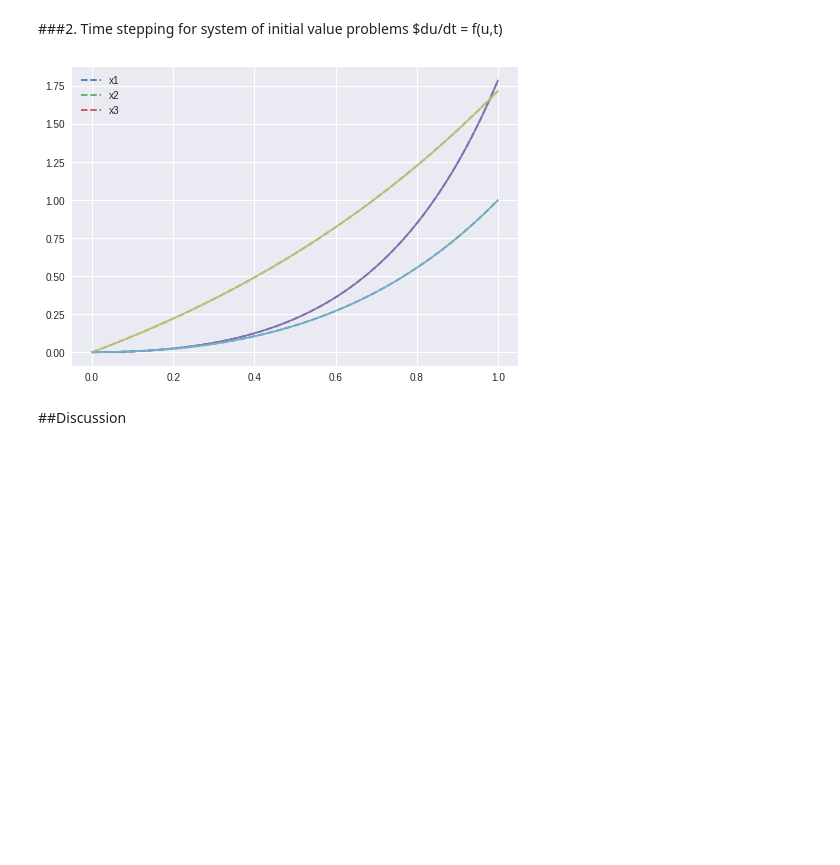
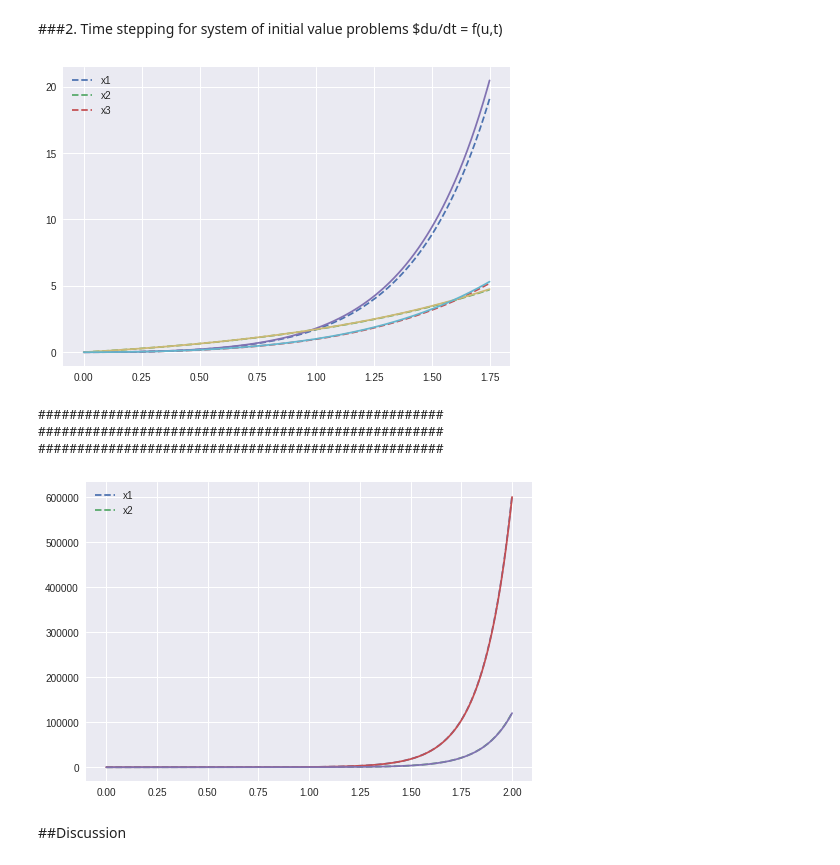
Before and after one commit to johanhoffman/DD2363-VT19, a Jupyter notebook: Lab-5/bozzato_lab5.ipynb, the cells around one changed output. Saved outputs shown, nothing was run; the diff lists cells and outputs as text; code cells hidden in the pictures; blank space fills up the shorter version.

```diff
--- a/Lab-5/bozzato_lab5.ipynb
+++ b/Lab-5/bozzato_lab5.ipynb
@@ -356,6 +356,8 @@ plt.show()
 # %% [markdown]
 ###2. Time stepping for system of initial value problems $du/dt = f(u,t)
 # %%
+#https://math.mit.edu/~jorloff/suppnotes/suppnotes03/1803SupplementaryNotes_full.pdf
+
 def systemOdeFun(varVect,t):
   x1= varVect[0]
   x2= varVect[1]
@@ -366,35 +368,77 @@ def systemOdeFun(varVect,t):
 
   vect= np.array( [[fun1],
                    [fun2],
                    [fun3]] )
 
   return vect
 
 def systemFun(t):
   x1= (1/9)*np.e**(3*t) - (1/3)*t - (1/9)
   x2= np.e**t - 1
   x3= (t-1)*np.e**t + 1
 
   return x1, x2, x3
 
 U0= [0, 0, 0]
-x,U= systemOdeSolver(1, systemOdeFun, 0.5, U0, 200)
+x,U= systemOdeSolver(1.75, systemOdeFun, 1, U0, 200)
 
 U1, U2, U3= systemFun(x)
 
 
 plt.figure()
 plt.plot(x,U[0,:], '--')
 plt.plot(x,U[1,:], '--')
 plt.plot(x,U[2,:], '--')
 plt.plot(x,U1)
 plt.plot(x,U2)
 plt.plot(x,U3)
 
 plt.legend(['x1', 'x2', 'x3'])
 plt.show()
+
+
+print('####################################################')
+print('####################################################')
+print('####################################################')
+
+def systemOdeFun(varVect,t):
+  x1= varVect[0]
+  x2= varVect[1]
+
+  fun1= 6*x1 + 5*x2 + np.e**(2*t)
+  fun2= x1 + 2*x2 + 2*np.e**(2*t)
+
+  vect= np.array( [[fun1],
+                   [fun2]] )
+
+  return vect
+
+def systemFun(t):
+  x1= (1/3)*np.e**t*(5*np.e**(6*t)+1) - (7/6)*np.e**t*(np.e**(6*t)-1) - 2*np.e**(2*t)
+  x2= (1/3)*np.e**t*(np.e**(6*t)-1) - (7/30)*np.e**t*(np.e**(6*t)+5)  + (7*np.e**(2*t))/5
+
+  return x1, x2
+
+U0= [0, 0]
+x,U= systemOdeSolver(2, systemOdeFun, 0.5, U0, 200)
+
+U1, U2= systemFun(x)
+
+
+plt.figure()
+plt.plot(x,U[0,:], '--')
+plt.plot(x,U[1,:], '--')
+plt.plot(x,U1)
+plt.plot(x,U2)
+
+plt.legend(['x1', 'x2'])
+plt.show()
 # %% [output]
-[figure, old version]
+[figure, new version]
+####################################################
+####################################################
+####################################################
+[figure, added]
 # %% [markdown]
 ##Discussion
 # %% [markdown]
```
Also changed, not shown: parts of 1 cell of this notebook.
